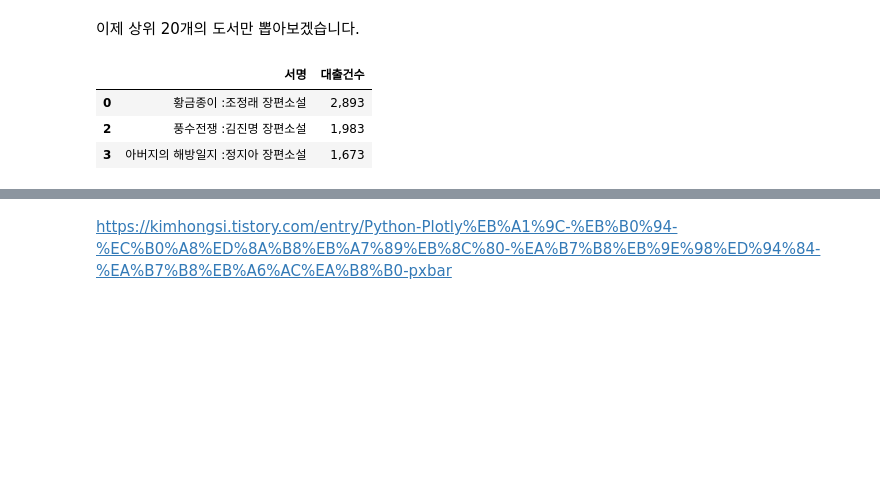
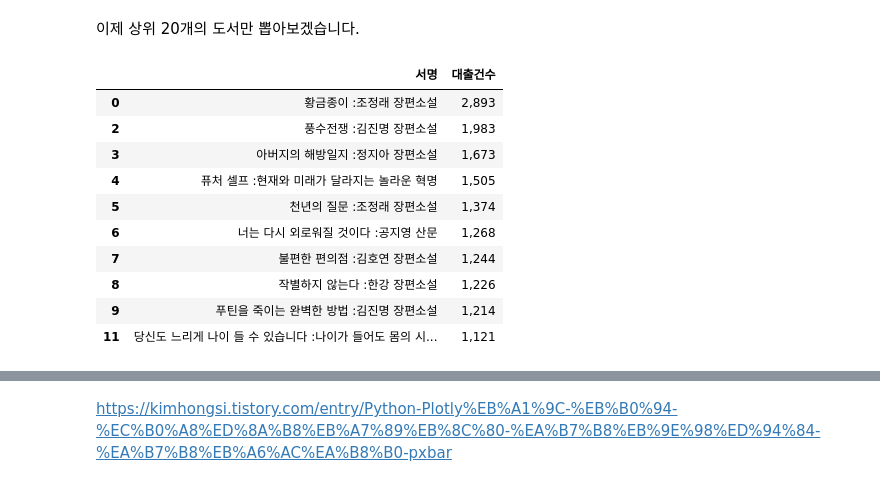
Before and after one commit to Team-cattttt/creative_sw_competiton, a Jupyter notebook: 노년층이 많이 대출한 책.ipynb, the cells around one changed output, grey strips where cells are left out. Saved outputs shown, nothing was run; the diff lists cells and outputs as text; code cells hidden in the pictures; blank space fills up the shorter version.

```diff
--- a/노년층이 많이 대출한 책.ipynb
+++ b/노년층이 많이 대출한 책.ipynb
@@ -72,13 +72,20 @@ df
 # %% [markdown]
 이제 상위 20개의 도서만 뽑아보겠습니다.
 # %%
-book_rank = df.head(3)
+book_rank = df.head(10)
 book_rank
 # %% [output]
 |  | 서명 | 대출건수 |
 | 0 | 황금종이 :조정래 장편소설 | 2,893 |
 | 2 | 풍수전쟁 :김진명 장편소설 | 1,983 |
 | 3 | 아버지의 해방일지 :정지아 장편소설 | 1,673 |
+| 4 | 퓨처 셀프 :현재와 미래가 달라지는 놀라운 혁명 | 1,505 |
+| 5 | 천년의 질문 :조정래 장편소설 | 1,374 |
+| 6 | 너는 다시 외로워질 것이다 :공지영 산문 | 1,268 |
+| 7 | 불편한 편의점 :김호연 장편소설 | 1,244 |
+| 8 | 작별하지 않는다 :한강 장편소설 | 1,226 |
+| 9 | 푸틴을 죽이는 완벽한 방법 :김진명 장편소설 | 1,214 |
+| 11 | 당신도 느리게 나이 들 수 있습니다 :나이가 들어도 몸의 시... | 1,121 |
 # %%
 import plotly.express as px
 import plotly.graph_objects as go
```
Also changed, not shown: parts of 3 cells of this notebook.
